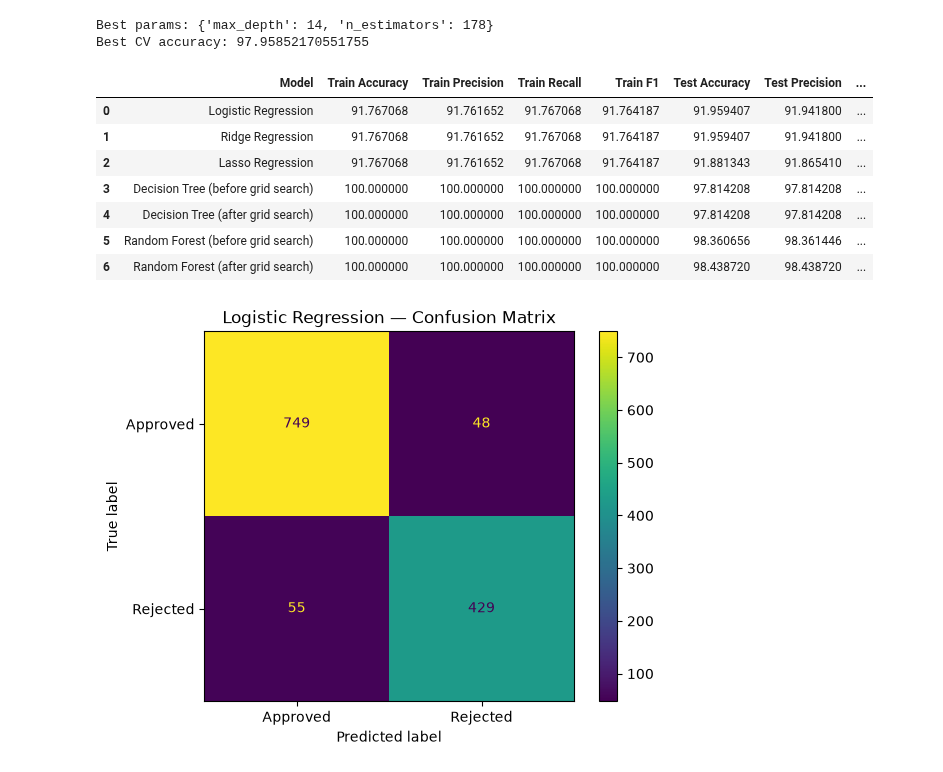
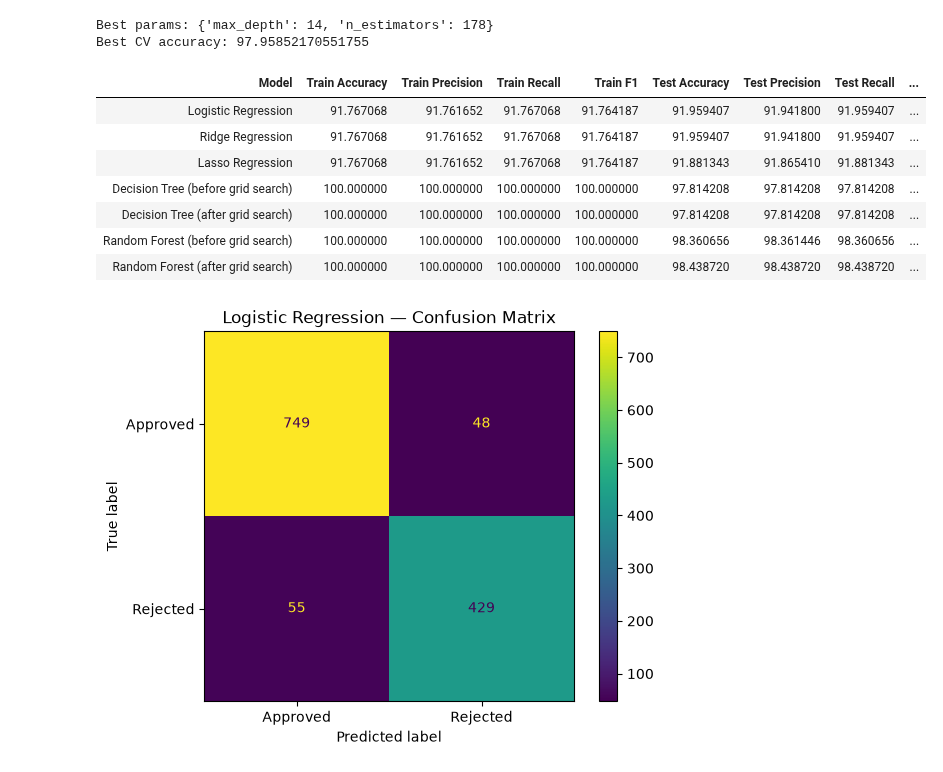
Before and after one commit to Mo1Halem/DEPI_ML, a Jupyter notebook: Predicting Loan Approval/Predicting Loan Approval.ipynb, the cells around one changed output. Cells and saved outputs as stored; diff of their text form; code cells hidden in the pictures.

```diff
--- a/Predicting Loan Approval/Predicting Loan Approval.ipynb
+++ b/Predicting Loan Approval/Predicting Loan Approval.ipynb
@@ -252,18 +252,19 @@ results.append(eval_model("Random Forest (after grid search)", grid_rf, X_train,
 # %% [output]
 Best params: {'max_depth': 14, 'n_estimators': 178}
 Best CV accuracy: 97.95852170551755
-# %%
-results_df = pd.DataFrame(results)
-results_df
-# %% [output]
-|  | Model | Train Accuracy | Train Precision | Train Recall | Train F1 | Test Accuracy | Test Precision | ... |
-| 0 | Logistic Regression | 91.767068 | 91.761652 | 91.767068 | 91.764187 | 91.959407 | 91.941800 | ... |
-| 1 | Ridge Regression | 91.767068 | 91.761652 | 91.767068 | 91.764187 | 91.959407 | 91.941800 | ... |
-| 2 | Lasso Regression | 91.767068 | 91.761652 | 91.767068 | 91.764187 | 91.881343 | 91.865410 | ... |
-| 3 | Decision Tree (before grid search) | 100.000000 | 100.000000 | 100.000000 | 100.000000 | 97.814208 | 97.814208 | ... |
-| 4 | Decision Tree (after grid search) | 100.000000 | 100.000000 | 100.000000 | 100.000000 | 97.814208 | 97.814208 | ... |
-| 5 | Random Forest (before grid search) | 100.000000 | 100.000000 | 100.000000 | 100.000000 | 98.360656 | 98.361446 | ... |
-| 6 | Random Forest (after grid search) | 100.000000 | 100.000000 | 100.000000 | 100.000000 | 98.438720 | 98.438720 | ... |
+# %%
+results_df = pd.DataFrame(results)
+cols = ["Model", "Test Accuracy", "Test Precision", "Test Recall", "Test F1"]
+results_df.style.hide(axis="index")
+# %% [output]
+| Model | Train Accuracy | Train Precision | Train Recall | Train F1 | Test Accuracy | Test Precision | Test Recall | ... |
+| Logistic Regression | 91.767068 | 91.761652 | 91.767068 | 91.764187 | 91.959407 | 91.941800 | 91.959407 | ... |
+| Ridge Regression | 91.767068 | 91.761652 | 91.767068 | 91.764187 | 91.959407 | 91.941800 | 91.959407 | ... |
+| Lasso Regression | 91.767068 | 91.761652 | 91.767068 | 91.764187 | 91.881343 | 91.865410 | 91.881343 | ... |
+| Decision Tree (before grid search) | 100.000000 | 100.000000 | 100.000000 | 100.000000 | 97.814208 | 97.814208 | 97.814208 | ... |
+| Decision Tree (after grid search) | 100.000000 | 100.000000 | 100.000000 | 100.000000 | 97.814208 | 97.814208 | 97.814208 | ... |
+| Random Forest (before grid search) | 100.000000 | 100.000000 | 100.000000 | 100.000000 | 98.360656 | 98.361446 | 98.360656 | ... |
+| Random Forest (after grid search) | 100.000000 | 100.000000 | 100.000000 | 100.000000 | 98.438720 | 98.438720 | 98.438720 | ... |
 # %%
 cm = confusion_matrix(y_test, y_pred, labels=[1, 0])
 disp = ConfusionMatrixDisplay(confusion_matrix=cm, display_labels=["Approved", "Rejected"])
```
Also changed, not shown: parts of 1 cell of this notebook.
